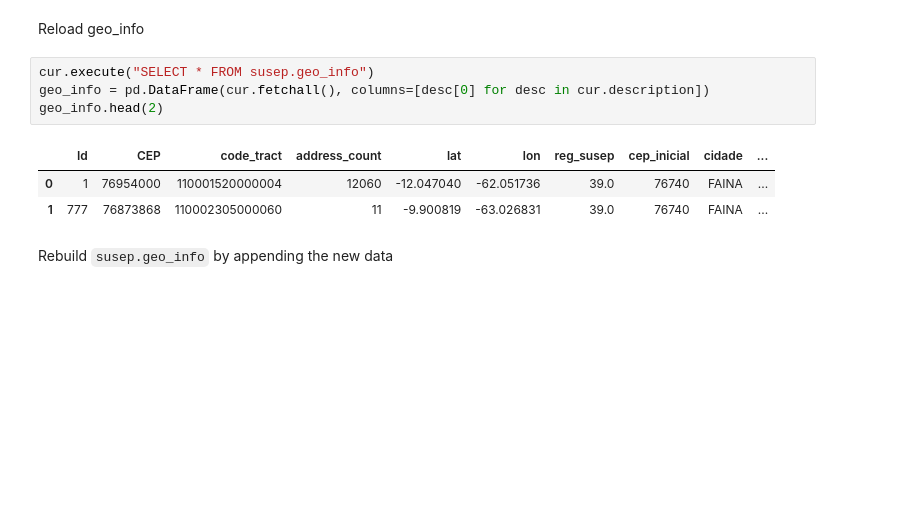
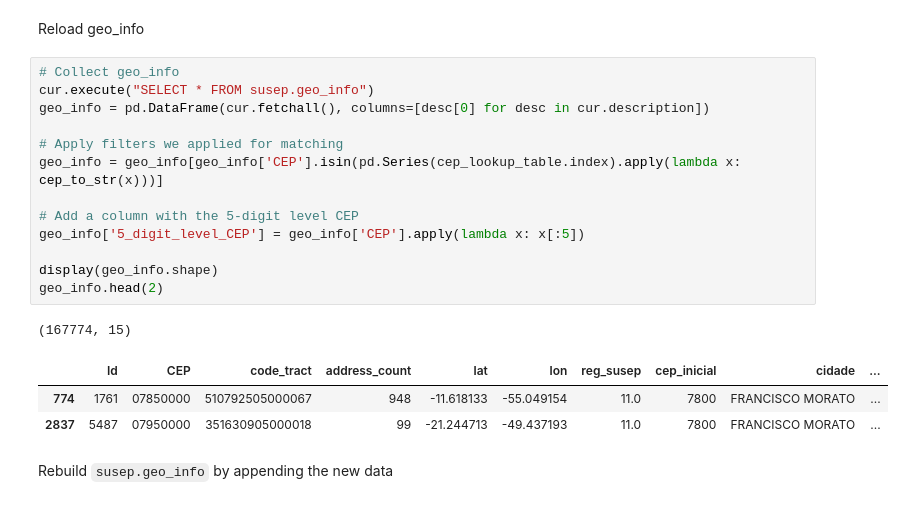
Before and after one commit to AlbertoSCF/location_data_analysis, a Jupyter notebook: PROCESS-0-cep_code_imputation.ipynb, the cells around one changed output. Drawn from its saved outputs; the diff is of its cells as text; blank space fills up the shorter version.

```diff
--- a/PROCESS-0-cep_code_imputation.ipynb
+++ b/PROCESS-0-cep_code_imputation.ipynb
@@ -399,12 +387,22 @@ final_curated_matches.to_csv('cep_code_imputations.csv', index=False)
 # %% [markdown]
 Reload geo_info
 # %%
+# Collect geo_info
 cur.execute("SELECT * FROM susep.geo_info")
 geo_info = pd.DataFrame(cur.fetchall(), columns=[desc[0] for desc in cur.description])
+
+# Apply filters we applied for matching
+geo_info = geo_info[geo_info['CEP'].isin(pd.Series(cep_lookup_table.index).apply(lambda x: cep_to_str(x)))]
+
+# Add a column with the 5-digit level CEP
+geo_info['5_digit_level_CEP'] = geo_info['CEP'].apply(lambda x: x[:5])
+
+display(geo_info.shape)
 geo_info.head(2)
 # %% [output]
+(167774, 15)
 |  | Id | CEP | code_tract | address_count | lat | lon | reg_susep | cep_inicial | cidade | ... |
-| 0 | 1 | 76954000 | 110001520000004 | 12060 | -12.047040 | -62.051736 | 39.0 | 76740 | FAINA | ... |
-| 1 | 777 | 76873868 | 110002305000060 | 11 | -9.900819 | -63.026831 | 39.0 | 76740 | FAINA | ... |
+| 774 | 1761 | 07850000 | 510792505000067 | 948 | -11.618133 | -55.049154 | 11.0 | 7800 | FRANCISCO MORATO | ... |
+| 2837 | 5487 | 07950000 | 351630905000018 | 99 | -21.244713 | -49.437193 | 11.0 | 7800 | FRANCISCO MORATO | ... |
 # %% [markdown]
 Rebuild `susep.geo_info` by appending the new data
```
Also changed, not shown: parts of 24 cells of this notebook.
